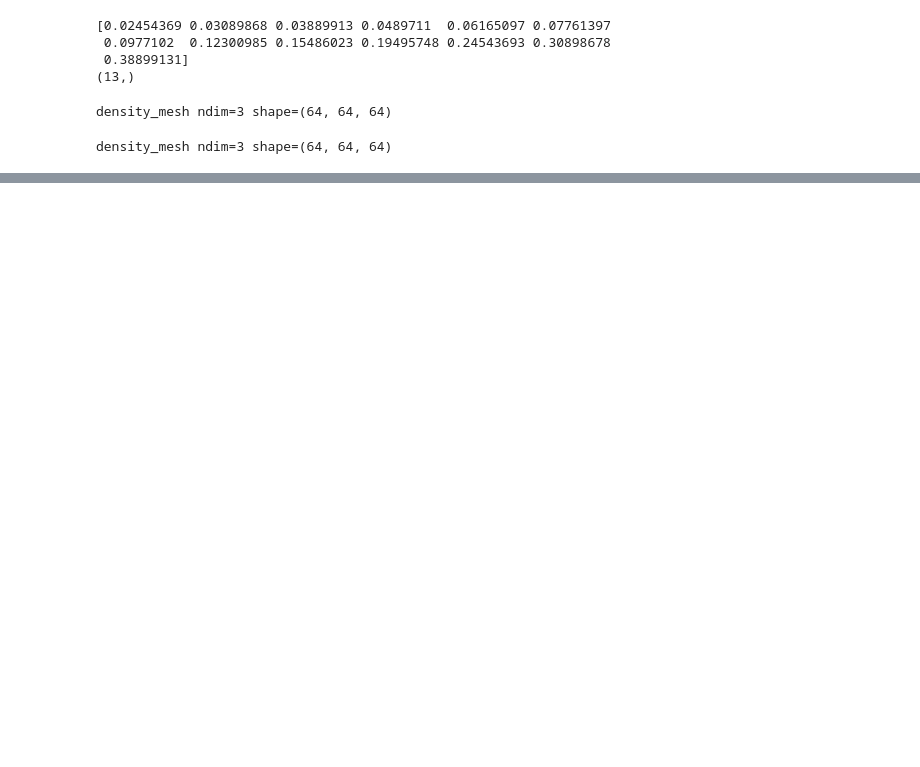
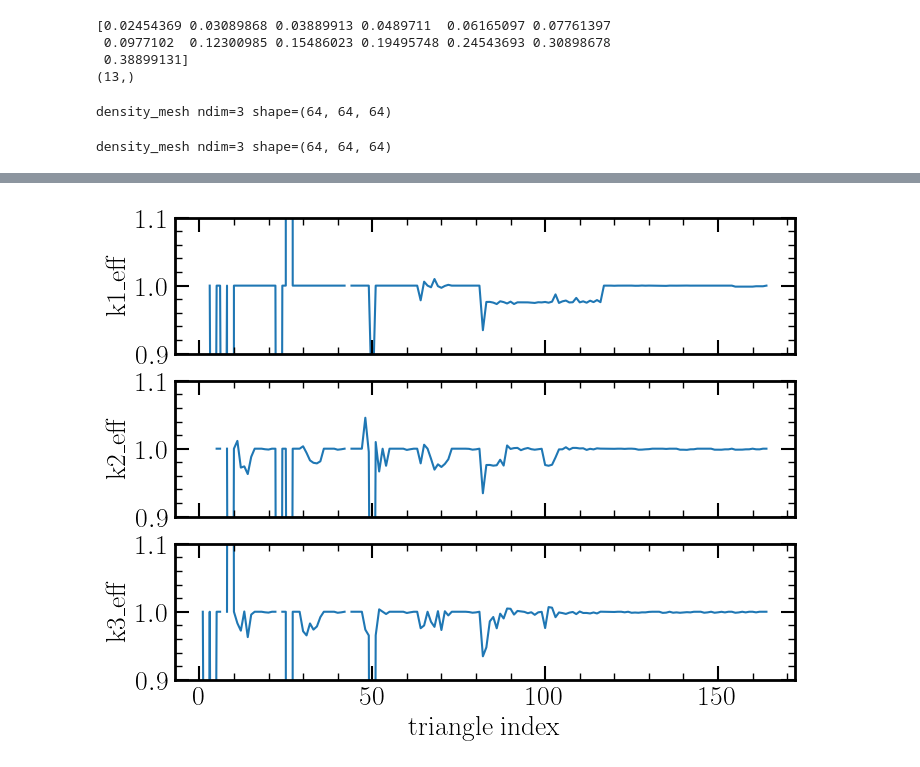
Before and after one commit to matteozennaro/biparallel, a Jupyter notebook: test.ipynb, the cells around one changed output, grey strips where cells are left out. Saved outputs shown, nothing was run; the diff lists cells and outputs as text; code cells hidden in the pictures; blank space fills up the shorter version.

```diff
--- a/test.ipynb
+++ b/test.ipynb
@@ -51,6 +51,8 @@ density_mesh ndim=3 shape=(64, 64, 64)
 my_bisp = bp.compute_bispectrum(kbins_edges)
 # %% [output]
 density_mesh ndim=3 shape=(64, 64, 64)
+# %%
+my_eff_tri = bp.compute_effective_triangles(kbins_edges)
 # %%
 from bisputils import BaccoBispectrum
 bb = BaccoBispectrum(sim)
@@ -94,0 +99,23 @@ plt.show()
+# %%
+%matplotlib inline
+
+my_k1_eff, my_k2_eff, my_k3_eff = my_eff_tri
+big_k1_eff, big_k2_eff, big_k3_eff = big_res['effective_triangles']
+
+fig, ax = plt.subplots(3, 1, sharex=True, figsize=(8, 6))
+ax[0].plot(trindex, my_k1_eff / normalization_array / big_k1_eff, label='my k1_eff')
+ax[1].plot(trindex, my_k2_eff / normalization_array / big_k2_eff, label='my k2_eff')
+ax[2].plot(trindex, my_k3_eff / normalization_array / big_k3_eff, label='my k3_eff')
+
+ax[0].set_ylabel('k1_eff')
+ax[1].set_ylabel('k2_eff')
+ax[2].set_ylabel('k3_eff')
+ax[2].set_xlabel('triangle index')
+
+ax[0].set_ylim(0.9, 1.1)
+ax[1].set_ylim(0.9, 1.1)
+ax[2].set_ylim(0.9, 1.1)
+
+plt.show()
+# %% [output]
+[figure, added]
```
Also changed, not shown: parts of 5 cells of this notebook.
